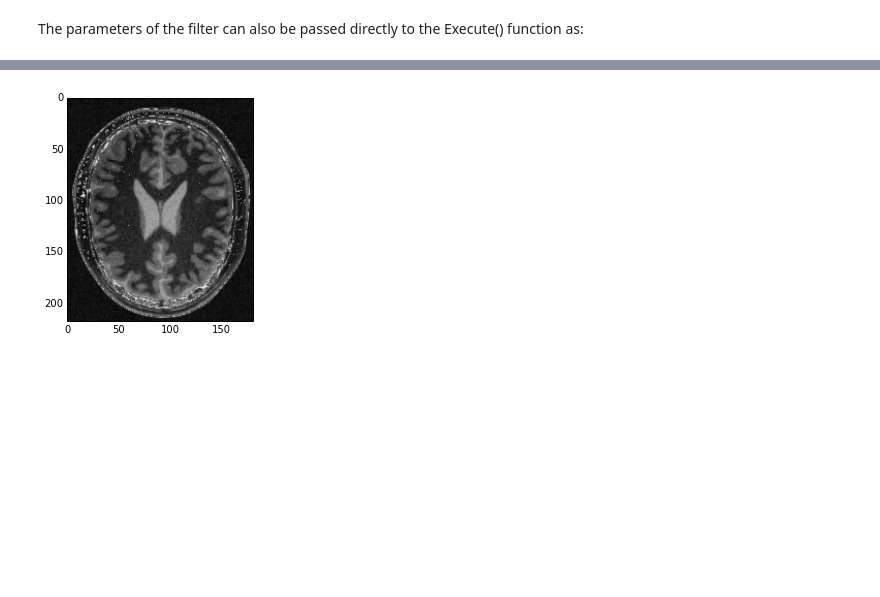
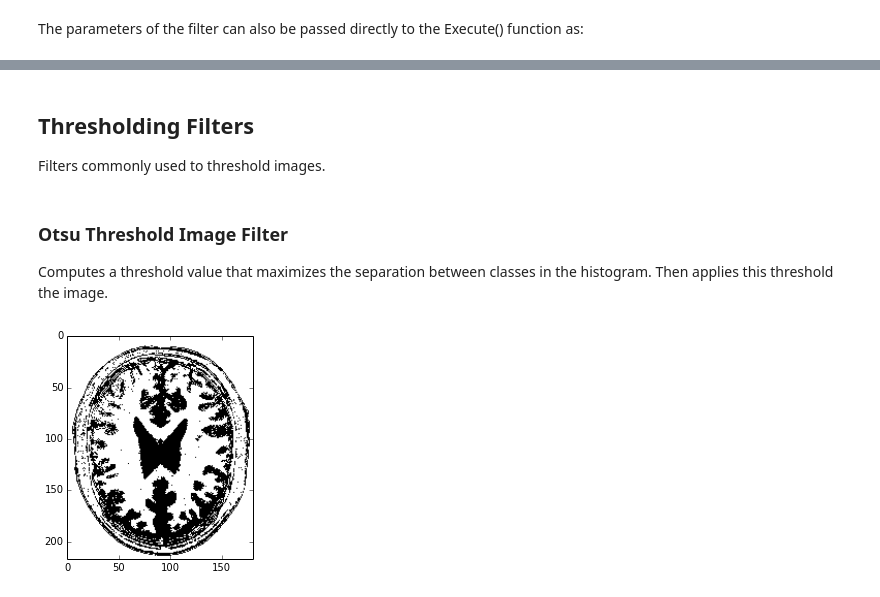
Before and after one commit to reproducible-research/scipy-tutorial-2014, a Jupyter notebook: notebooks/01-SimpleITK-Filtering.ipynb, the cells around one changed output, grey strips where cells are left out. Drawn from its saved outputs; the diff is of its cells as text; code cells hidden in the pictures; blank space fills up the shorter version.

Commit message:
Added various filters and tasks for practitioner.
Added Edge Detection, Thresholding and Hole Filling filters.

```diff
--- a/notebooks/01-SimpleITK-Filtering.ipynb
+++ b/notebooks/01-SimpleITK-Filtering.ipynb
@@ -131,6 +216,14 @@ The parameters of the filter can also be passed directly to the Execute() functi
+# %% [markdown]
+## Thresholding Filters
+
+Filters commonly used to threshold images.
+# %% [markdown]
+### Otsu Threshold Image Filter
+
+Computes a threshold value that maximizes the separation between classes in the histogram. Then applies this threshold the image.
 # %%
-curvatureflowimage  = curvatureflowfilter.Execute(image,0.01,30)
-
-imshow(sitk.GetArrayFromImage(curvatureflowimage),cmap=cm.gray);
+otsu_filter = sitk.OtsuThresholdImageFilter()
+otsu_image = otsu_filter.Execute(image)
+imshow(sitk.GetArrayFromImage(otsu_image),cmap=cm.gray);
 # %% [output]
-[figure, old version]
+[figure, new version]
```
Also changed, not shown: parts of 21 cells of this notebook.
